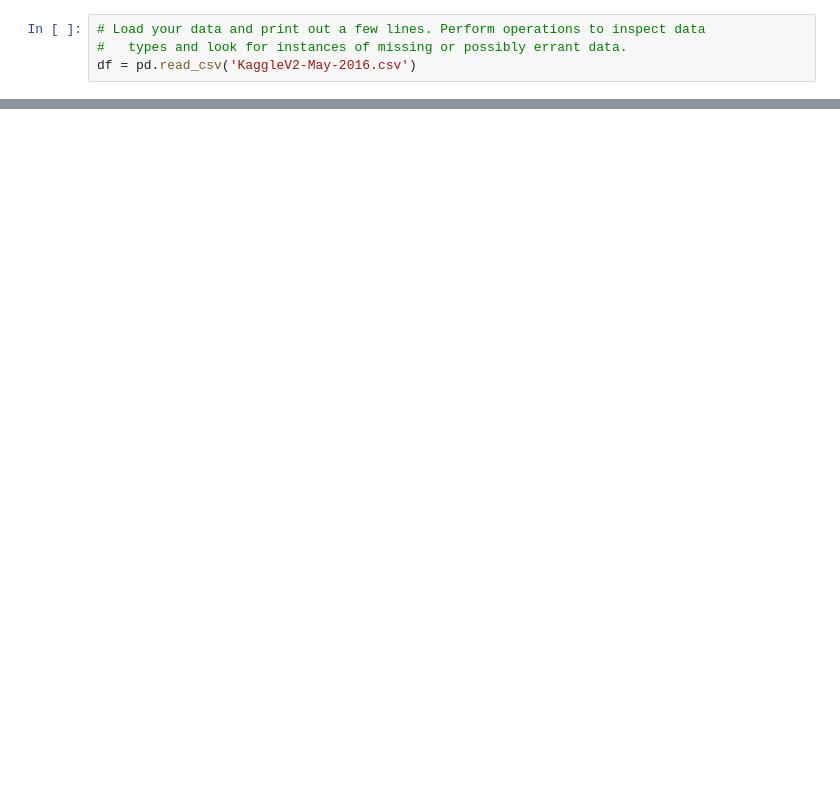
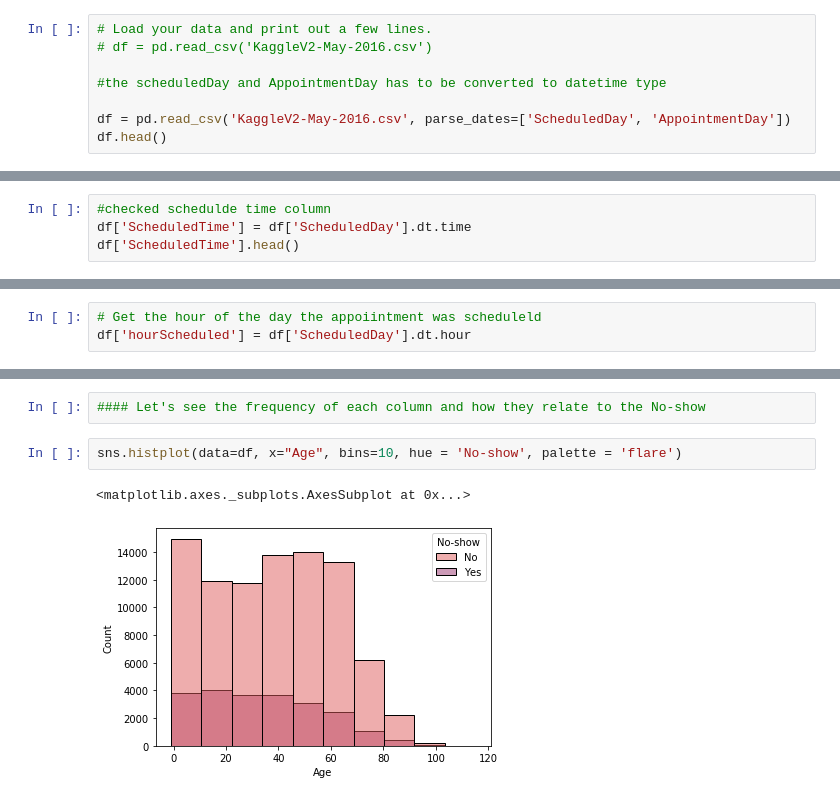
Before and after one commit to dewaleofficial/Medical-Appointment-No-Shows, a Jupyter notebook: medical_appointment_no_show.ipynb, the cells around one changed output, grey strips where cells are left out. Drawn from its saved outputs; the diff is of its cells as text; blank space fills up the shorter version.

```diff
--- a/medical_appointment_no_show.ipynb
+++ b/medical_appointment_no_show.ipynb
@@ -19,6 +108,10 @@ from matplotlib import pyplot
 import seaborn as sns
 %matplotlib inline
 # %%
-# Load your data and print out a few lines. Perform operations to inspect data
-#   types and look for instances of missing or possibly errant data.
-df = pd.read_csv('KaggleV2-May-2016.csv')
+# Load your data and print out a few lines.
+# df = pd.read_csv('KaggleV2-May-2016.csv')
+
+#the scheduledDay and AppointmentDay has to be converted to datetime type
+
+df = pd.read_csv('KaggleV2-May-2016.csv', parse_dates=['ScheduledDay', 'AppointmentDay'])
+df.head()
@@ -24,0 +188,4 @@ df = pd.read_csv('KaggleV2-May-2016.csv')
+# %%
+#checked schedulde time column
+df['ScheduledTime'] = df['ScheduledDay'].dt.time
+df['ScheduledTime'].head()
@@ -24,0 +199,3 @@ df = pd.read_csv('KaggleV2-May-2016.csv')
+# %%
+# Get the hour of the day the appoiintment was scheduleld
+df['hourScheduled'] = df['ScheduledDay'].dt.hour
@@ -24,0 +245,7 @@ df = pd.read_csv('KaggleV2-May-2016.csv')
+# %%
+#### Let's see the frequency of each column and how they relate to the No-show
+# %%
+sns.histplot(data=df, x="Age", bins=10, hue = 'No-show', palette = 'flare')
+# %% [output]
+<matplotlib.axes._subplots.AxesSubplot at 0x...>
+[figure, added]
```
Also changed, not shown: parts of 41 cells of this notebook.
